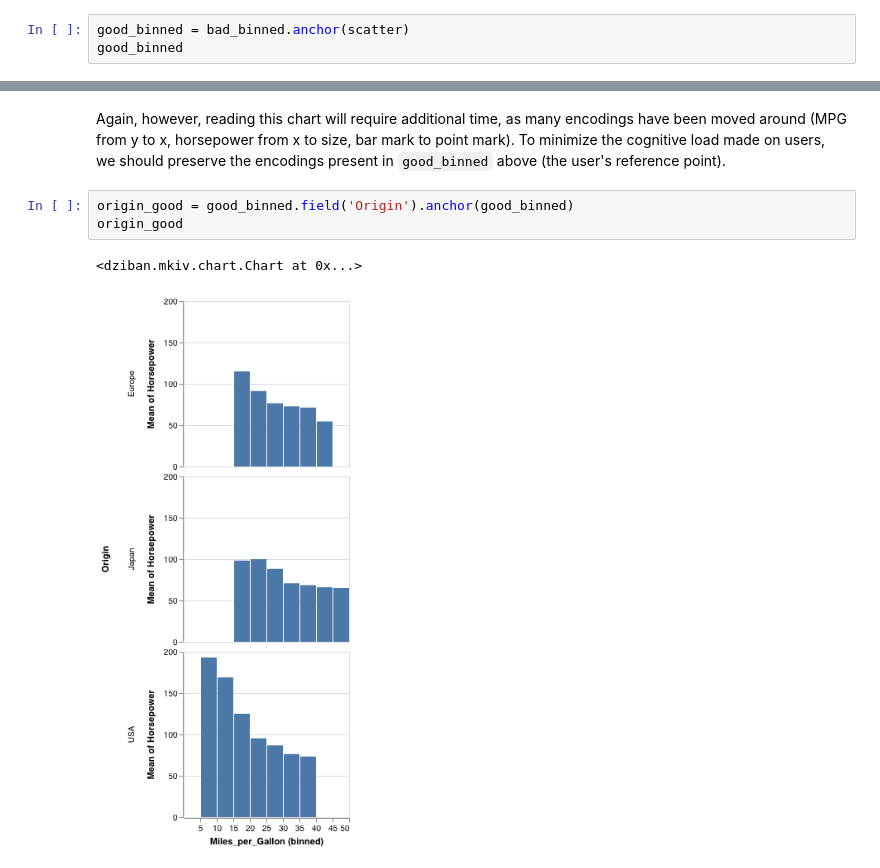
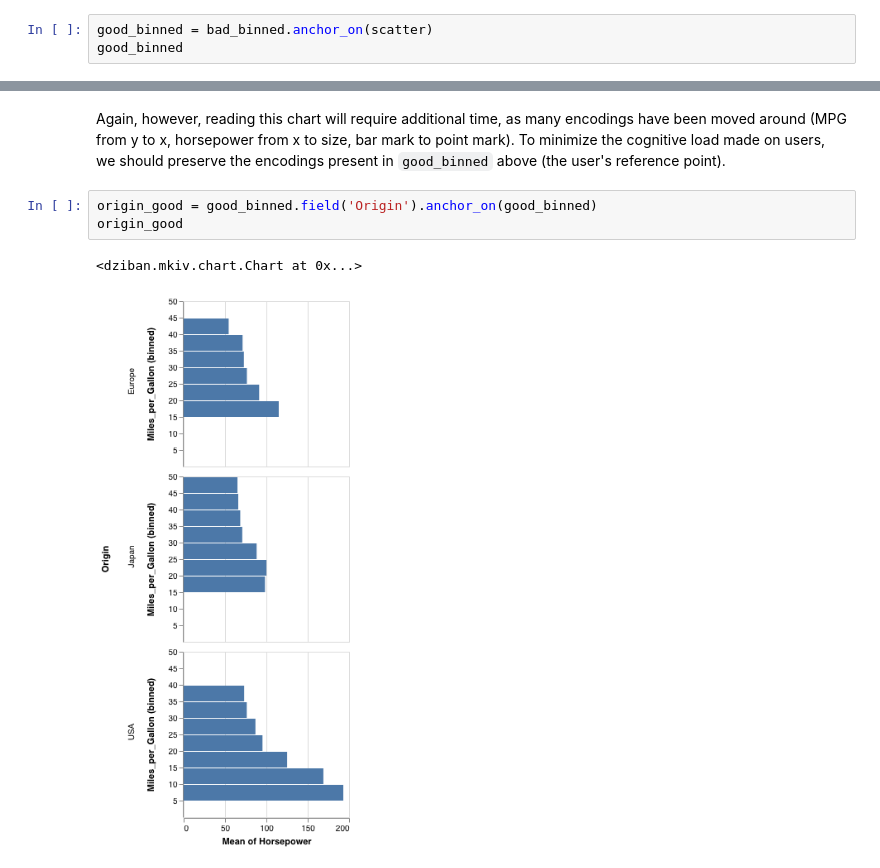
Before and after one commit to uwdata/dziban, a Jupyter notebook: examples/MKIV.ipynb, the cells around one changed output, grey strips where cells are left out. Saved outputs shown, nothing was run; the diff lists cells and outputs as text.

```diff
--- a/examples/MKIV.ipynb
+++ b/examples/MKIV.ipynb
@@ -42,7 +33,7 @@ bad_binned
 # %% [markdown]
 Note that a few things have changed that may be confusing. First, the x and y axes were swapped. The pattern seen in the previous visualization has been flipped. Second, the `zero` baseline for MPG has been removed, which again makes comparison difficult. A better visualization would be one that has been __anchored__, and thus changes the least number of items whilst optimizing effectiveness.
 # %%
-good_binned = bad_binned.anchor(scatter)
+good_binned = bad_binned.anchor_on(scatter)
 good_binned
 # %% [output]
 <dziban.mkiv.chart.Chart at 0x...>
@@ -60,8 +51,8 @@ origin_bad
 # %% [markdown]
 Again, however, reading this chart will require additional time, as many encodings have been moved around (MPG from y to x, horsepower from x to size, bar mark to point mark). To minimize the cognitive load made on users, we should preserve the encodings present in `good_binned` above (the user's reference point).
 # %%
-origin_good = good_binned.field('Origin').anchor(good_binned)
+origin_good = good_binned.field('Origin').anchor_on(good_binned)
 origin_good
 # %% [output]
 <dziban.mkiv.chart.Chart at 0x...>
-[figure, old version]
+[figure, new version]
```
Also changed, not shown: parts of 19 cells of this notebook, 3 other files.
